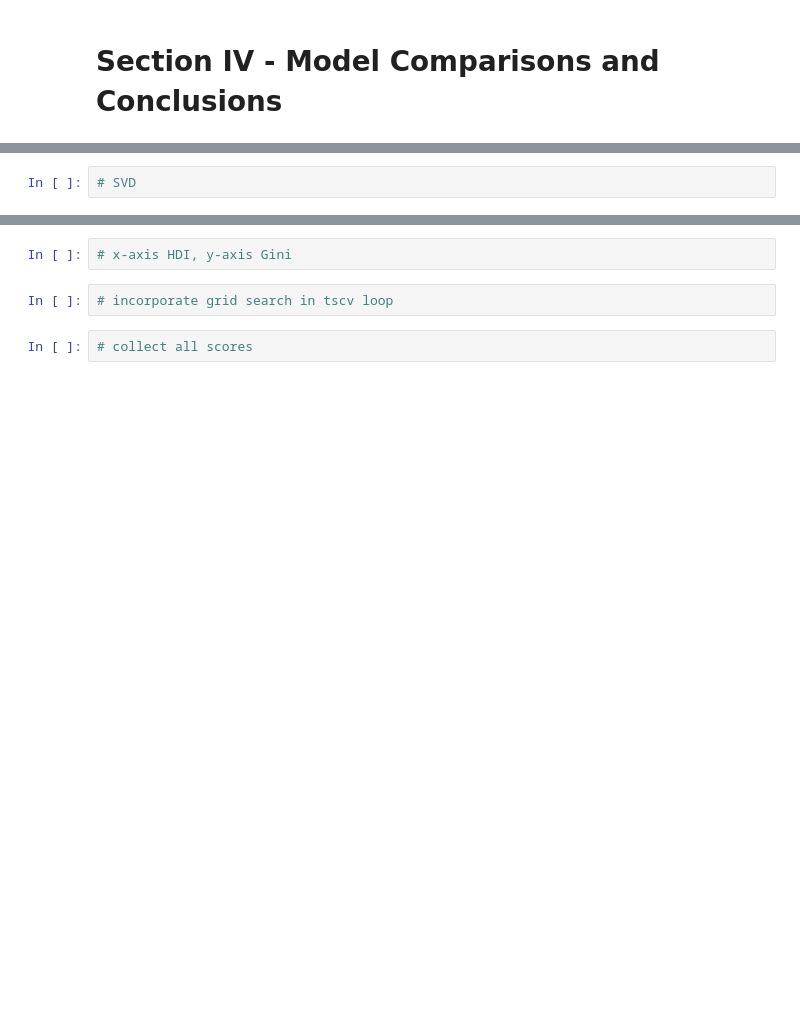
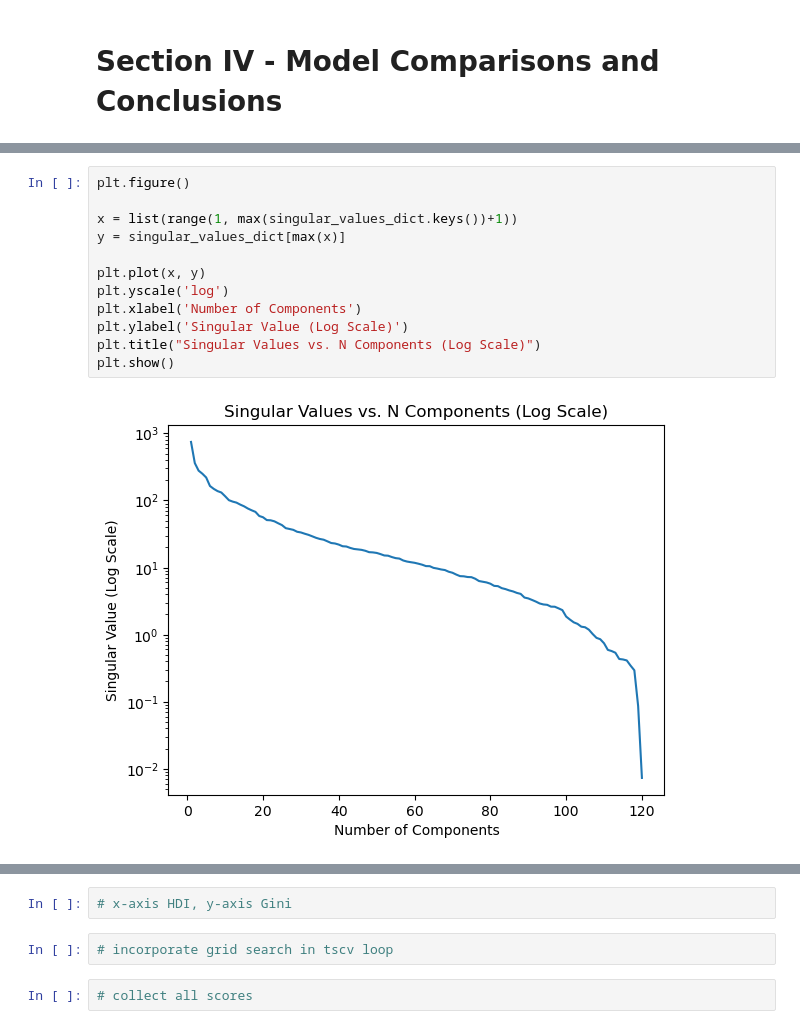
Before and after one commit to LittleBiggler/CoResidence, a Jupyter notebook: CoResidence Analysis.ipynb, the cells around one changed output, grey strips where cells are left out. Cells and saved outputs as stored; diff of their text form; blank space fills up the shorter version.

```diff
--- a/CoResidence Analysis.ipynb
+++ b/CoResidence Analysis.ipynb
@@ -3874,2 +3888,14 @@ for n_components
-# %%
-# SVD
+# %%
+plt.figure()
+
+x = list(range(1, max(singular_values_dict.keys())+1))
+y = singular_values_dict[max(x)]
+
+plt.plot(x, y)
+plt.yscale('log')
+plt.xlabel('Number of Components')
+plt.ylabel('Singular Value (Log Scale)')
+plt.title("Singular Values vs. N Components (Log Scale)")
+plt.show()
+# %% [output]
+[figure, added]
```
Also changed, not shown: parts of 26 cells of this notebook.
